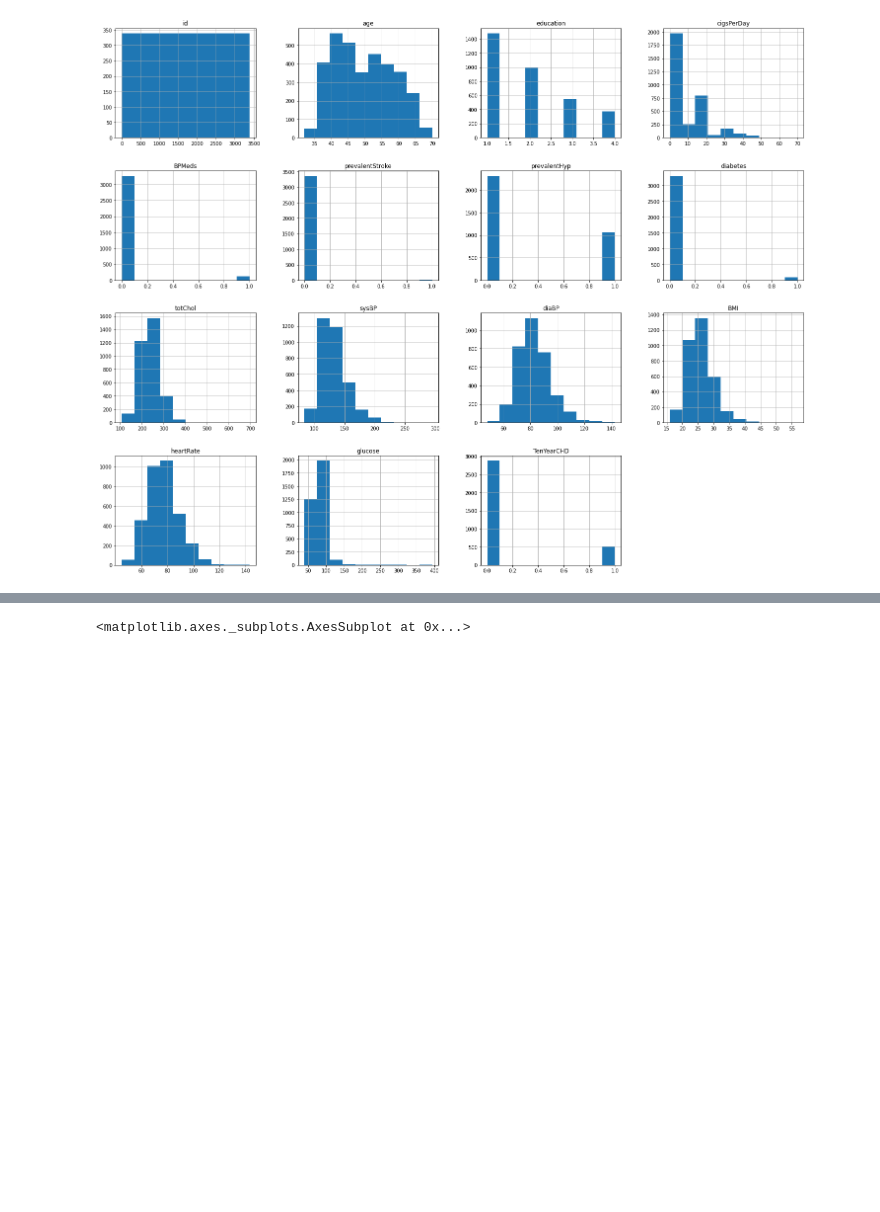
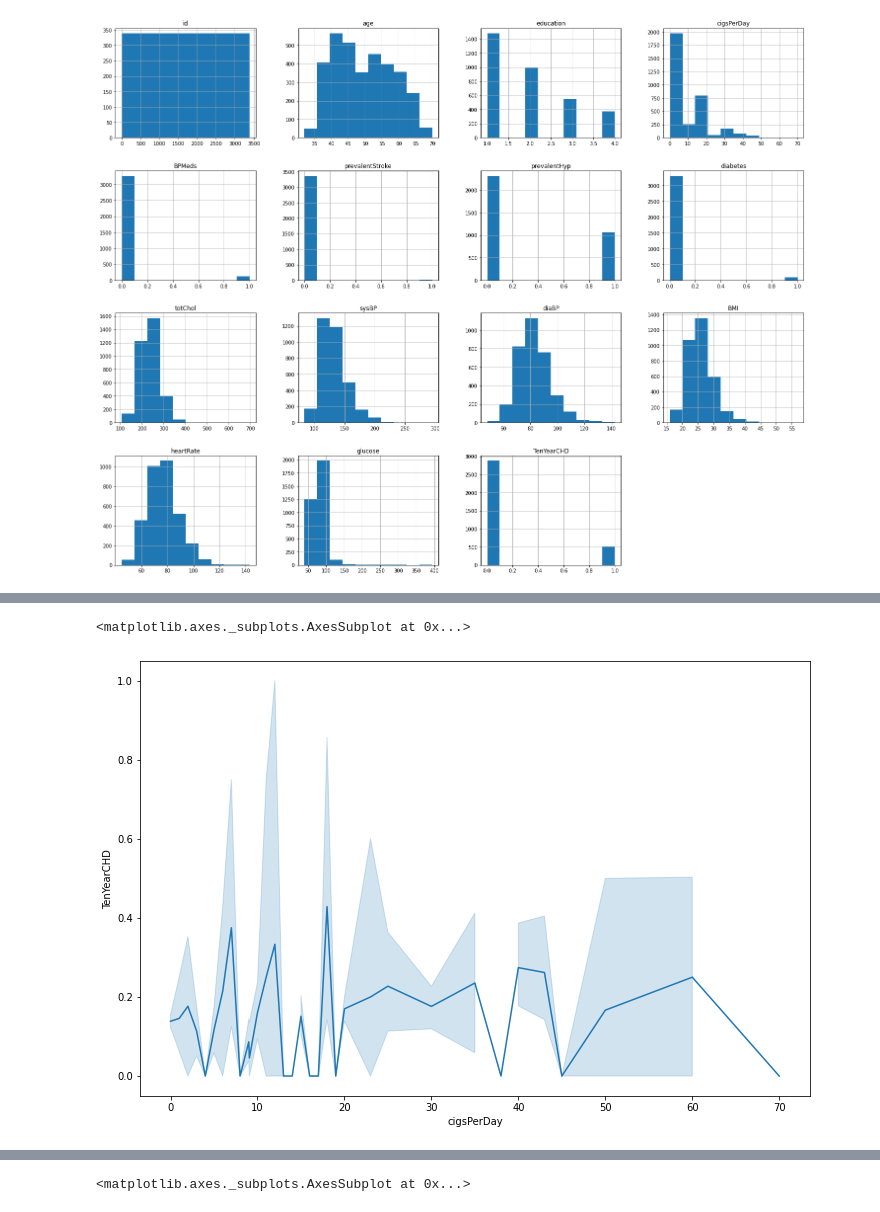
Before and after one commit to amalmon/cardio-vascular-risk-prediction, a Jupyter notebook: cardio_vascular_risk_prediction_individual_notebook_by_AMAL.ipynb, the cells around one changed output, grey strips where cells are left out. Cells and saved outputs as stored; diff of their text form; code cells hidden in the pictures; blank space fills up the shorter version.

```diff
--- a/cardio_vascular_risk_prediction_individual_notebook_by_AMAL.ipynb
+++ b/cardio_vascular_risk_prediction_individual_notebook_by_AMAL.ipynb
@@ -307,0 +313,6 @@ plt.show()
+# %%
+plt.figure(figsize=(12,8))
+sns.lineplot(x='cigsPerDay',y='TenYearCHD',data=df)
+# %% [output]
+<matplotlib.axes._subplots.AxesSubplot at 0x...>
+[figure, added]
```
Also changed, not shown: parts of 12 cells of this notebook.
